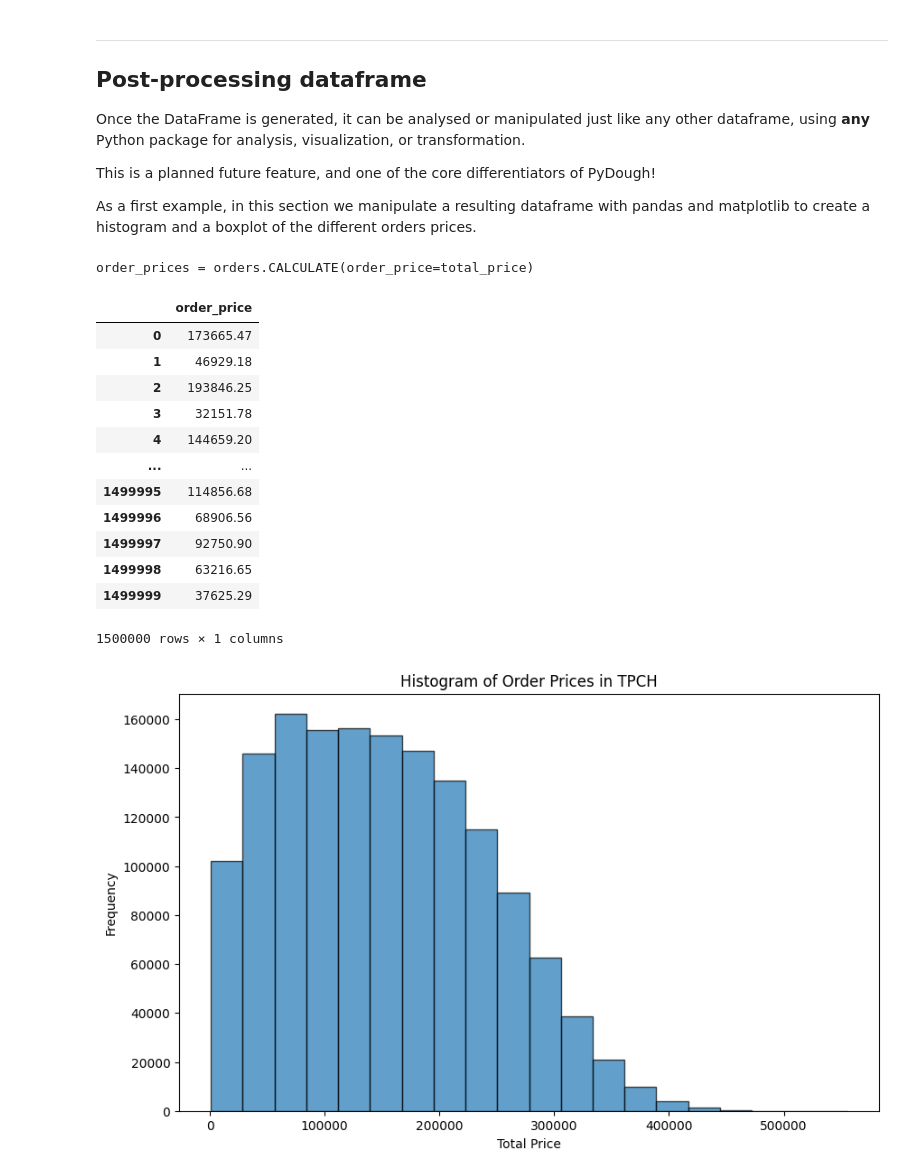
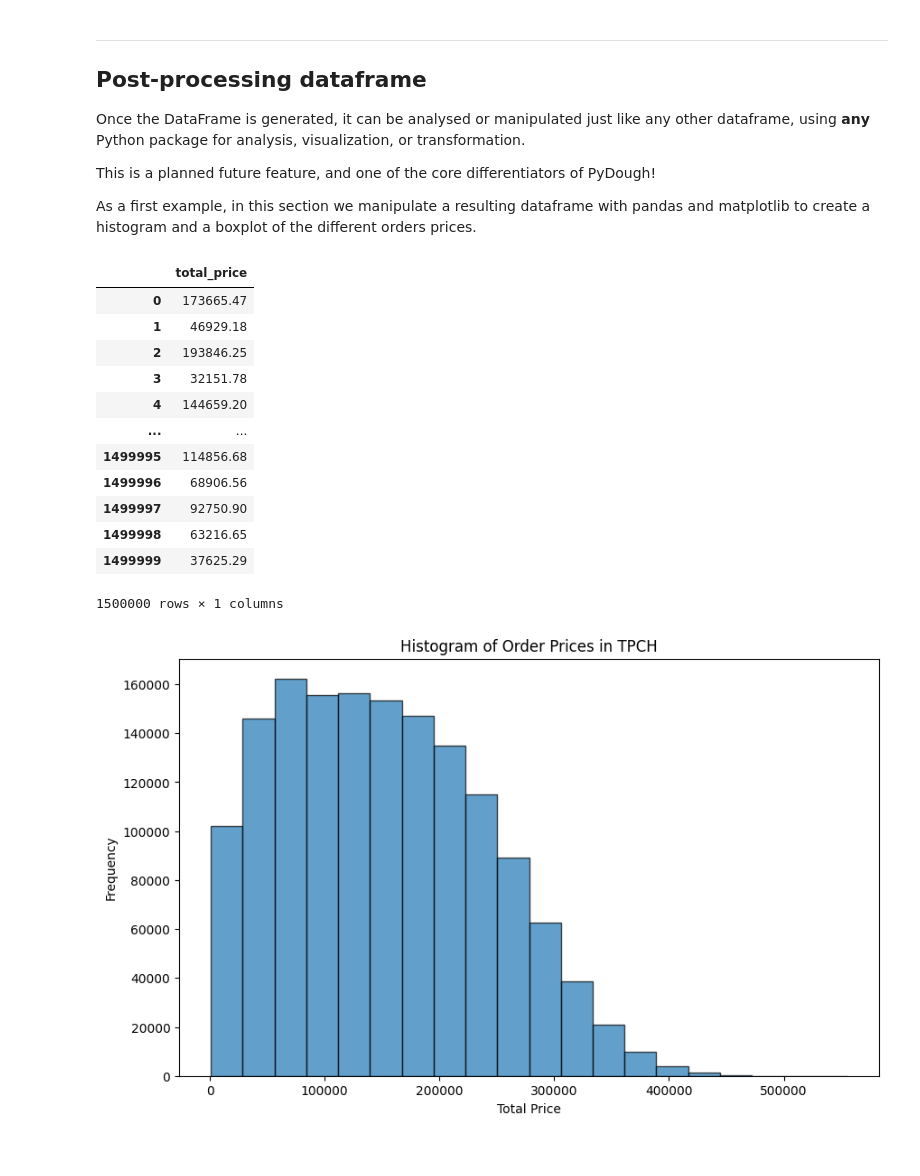
Before and after one commit to bodo-ai/text2pydough, a Jupyter notebook: workbench/AAraya/demo/llm_demo_final_vRK.ipynb, the cells around one changed output. Saved outputs shown, nothing was run; the diff lists cells and outputs as text; code cells hidden in the pictures.

```diff
--- a/workbench/AAraya/demo/llm_demo_final_vRK.ipynb
+++ b/workbench/AAraya/demo/llm_demo_final_vRK.ipynb
@@ -241,24 +227,23 @@ This is a planned future feature, and one of the core differentiators of PyDough
 
 As a first example, in this section we manipulate a resulting dataframe with pandas and matplotlib to create a histogram and a boxplot of the different orders prices.
 # %%
-result= client.ask("Give me all the order prices")
+result= client.ask("Give me all the order prices, name the column total_price")
 
 result.df
 # %% [output]
+|  | total_price |
+| 0 | 173665.47 |
+| 1 | 46929.18 |
+| 2 | 193846.25 |
+| 3 | 32151.78 |
+| 4 | 144659.20 |
+| ... | ... |
+| 1499995 | 114856.68 |
+| 1499996 | 68906.56 |
+| 1499997 | 92750.90 |
+| 1499998 | 63216.65 |
+| 1499999 | 37625.29 |
-order_prices = orders.CALCULATE(order_price=total_price)
+1500000 rows × 1 columns
-|  | order_price |
-| 0 | 173665.47 |
-| 1 | 46929.18 |
-| 2 | 193846.25 |
-| 3 | 32151.78 |
-| 4 | 144659.20 |
-| ... | ... |
-| 1499995 | 114856.68 |
-| 1499996 | 68906.56 |
-| 1499997 | 92750.90 |
-| 1499998 | 63216.65 |
-| 1499999 | 37625.29 |
-1500000 rows × 1 columns
 # %%
 import matplotlib.pyplot as plt
 
```
Also changed, not shown: parts of 24 cells of this notebook, 1 other file.
